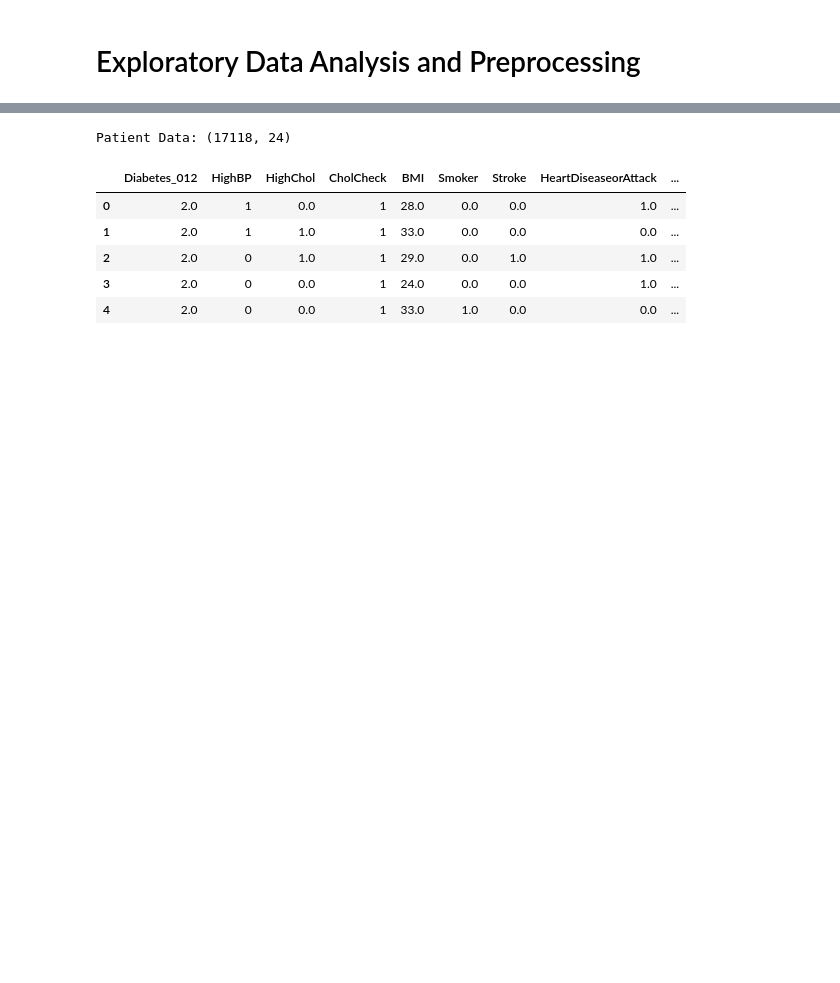
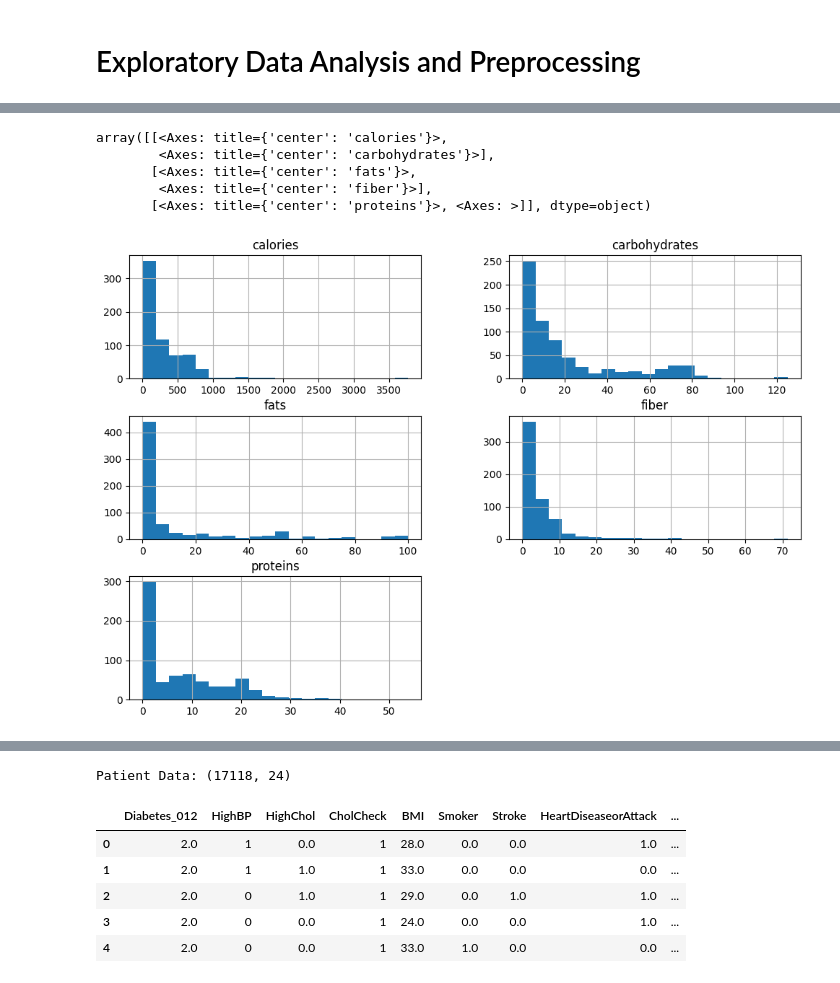
Before and after one commit to lvandine44/MADS-Capstone, a Jupyter notebook: 3-EDA and Preprocessing.ipynb, the cells around one changed output, grey strips where cells are left out. Saved outputs shown, nothing was run; the diff lists cells and outputs as text; code cells hidden in the pictures; blank space fills up the shorter version.

Commit message:
simple eda on food data

```diff
--- a/3-EDA and Preprocessing.ipynb
+++ b/3-EDA and Preprocessing.ipynb
@@ -32,0 +152,10 @@ Individual Data: (700, 12)
+# %%
+# Distribution of Numerical Columns
+individual_foods_df.hist(column=['calories', 'carbohydrates', 'fats', 'fiber', 'proteins'], bins=20, figsize=(12, 8))
+# %% [output]
+array([[<Axes: title={'center': 'calories'}>,
+        <Axes: title={'center': 'carbohydrates'}>],
+       [<Axes: title={'center': 'fats'}>,
+        <Axes: title={'center': 'fiber'}>],
+       [<Axes: title={'center': 'proteins'}>, <Axes: >]], dtype=object)
+[figure, added]
```
Also changed, not shown: parts of 11 cells of this notebook, 2 other files.
